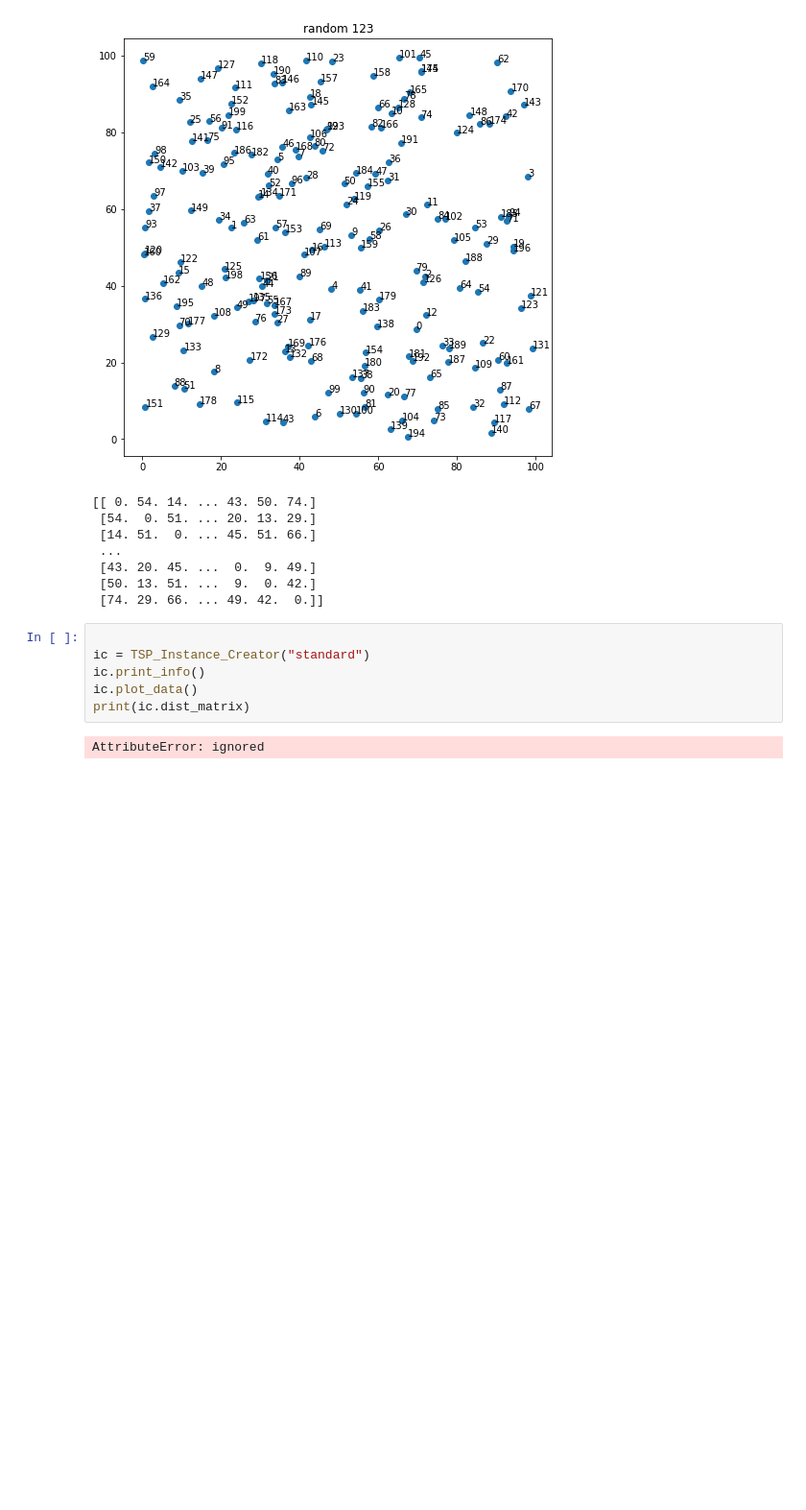
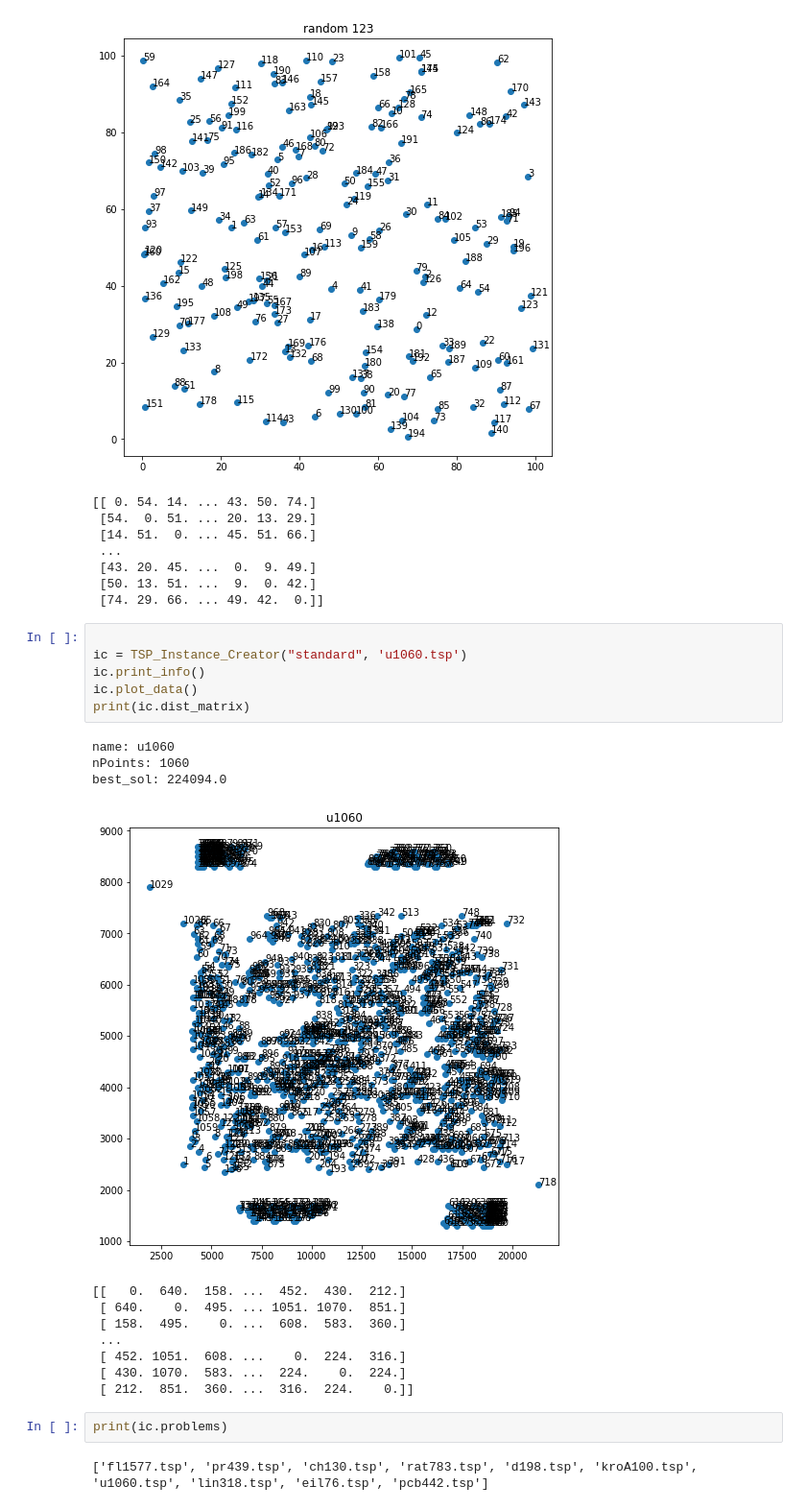
Before and after one commit to WiZeYAR/AI2021MA, a Jupyter notebook: lab1_AI2020.ipynb, the cells around one changed output. Shown at 96% size. Cells and saved outputs as stored; diff of their text form; blank space fills up the shorter version.

```diff
--- a/lab1_AI2020.ipynb
+++ b/lab1_AI2020.ipynb
@@ -41,9 +48,23 @@ LB_sol: 989.0
  [74. 29. 66. ... 49. 42.  0.]]
 # %%
 
-ic = TSP_Instance_Creator("standard")
+ic = TSP_Instance_Creator("standard", 'u1060.tsp')
 ic.print_info()
 ic.plot_data()
 print(ic.dist_matrix)
 # %% [output]
-AttributeError: ignored
+name: u1060
+nPoints: 1060
+best_sol: 224094.0
+[figure, added]
+[[   0.  640.  158. ...  452.  430.  212.]
+ [ 640.    0.  495. ... 1051. 1070.  851.]
+ [ 158.  495.    0. ...  608.  583.  360.]
+ ...
+ [ 452. 1051.  608. ...    0.  224.  316.]
+ [ 430. 1070.  583. ...  224.    0.  224.]
+ [ 212.  851.  360. ...  316.  224.    0.]]
+# %%
+print(ic.problems)
+# %% [output]
+['fl1577.tsp', 'pr439.tsp', 'ch130.tsp', 'rat783.tsp', 'd198.tsp', 'kroA100.tsp', 'u1060.tsp', 'lin318.tsp', 'eil76.tsp', 'pcb442.tsp']
```
Also changed, not shown: parts of 11 cells of this notebook.
